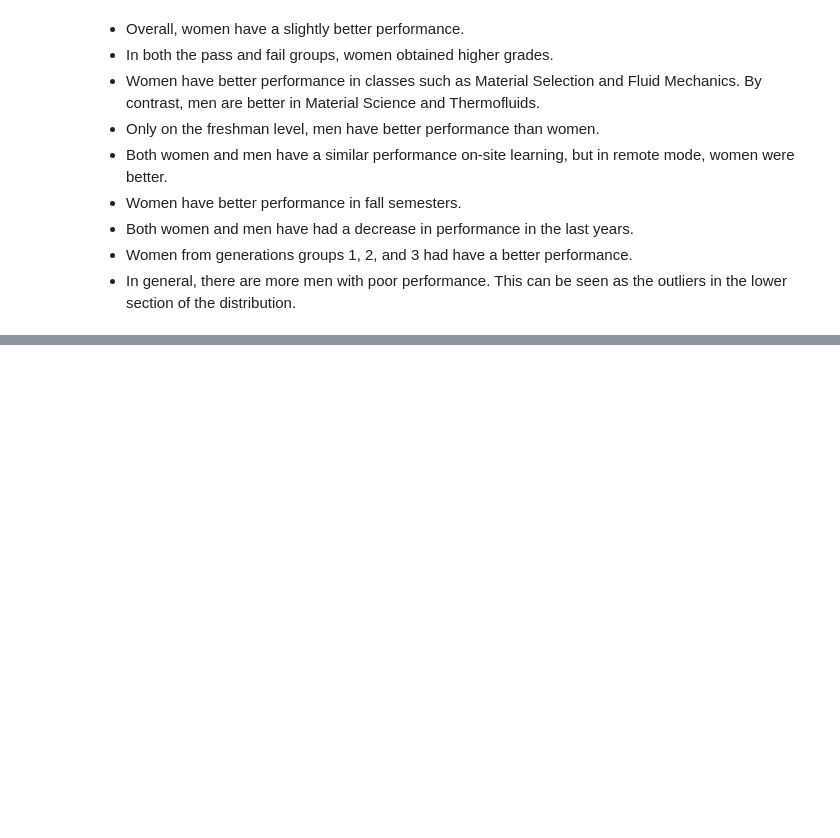
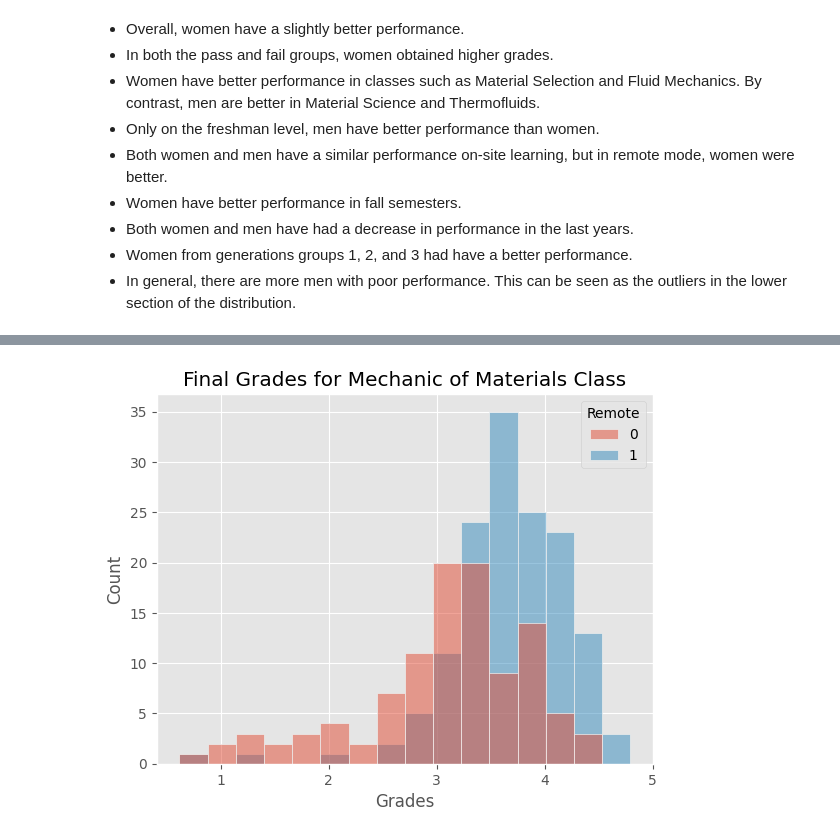
Before and after one commit to alejo1630/grades_college_analysis, a Jupyter notebook: grades.ipynb, the cells around one changed output, grey strips where cells are left out. Saved outputs shown, nothing was run; the diff lists cells and outputs as text; code cells hidden in the pictures; blank space fills up the shorter version.

```diff
--- a/grades.ipynb
+++ b/grades.ipynb
@@ -549,0 +569,3 @@ plt.show()
+# %%
+df_mechanic_materials = df[df["Class"] == "Mechanic of Materials"][["Remote", "FG", "Pass", "Year-Semester"]]
+df_mechanic_materials
@@ -549,0 +586,9 @@ plt.show()
+# %%
+ax = sns.histplot(data = df_mechanic_materials, x = "FG", hue = "Remote")
+
+plt.xlabel("Grades")
+plt.title("Final Grades for Mechanic of Materials Class")
+
+plt.show()
+# %% [output]
+[figure, added]
```
Also changed, not shown: parts of 47 cells of this notebook.
